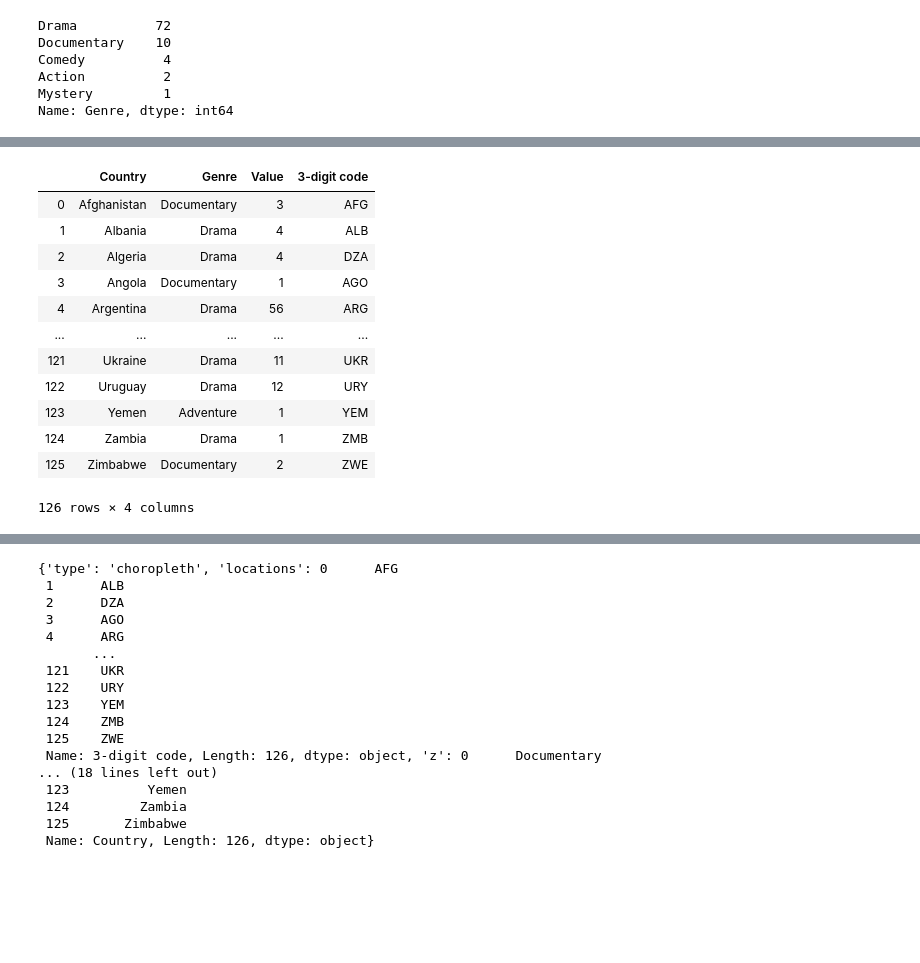
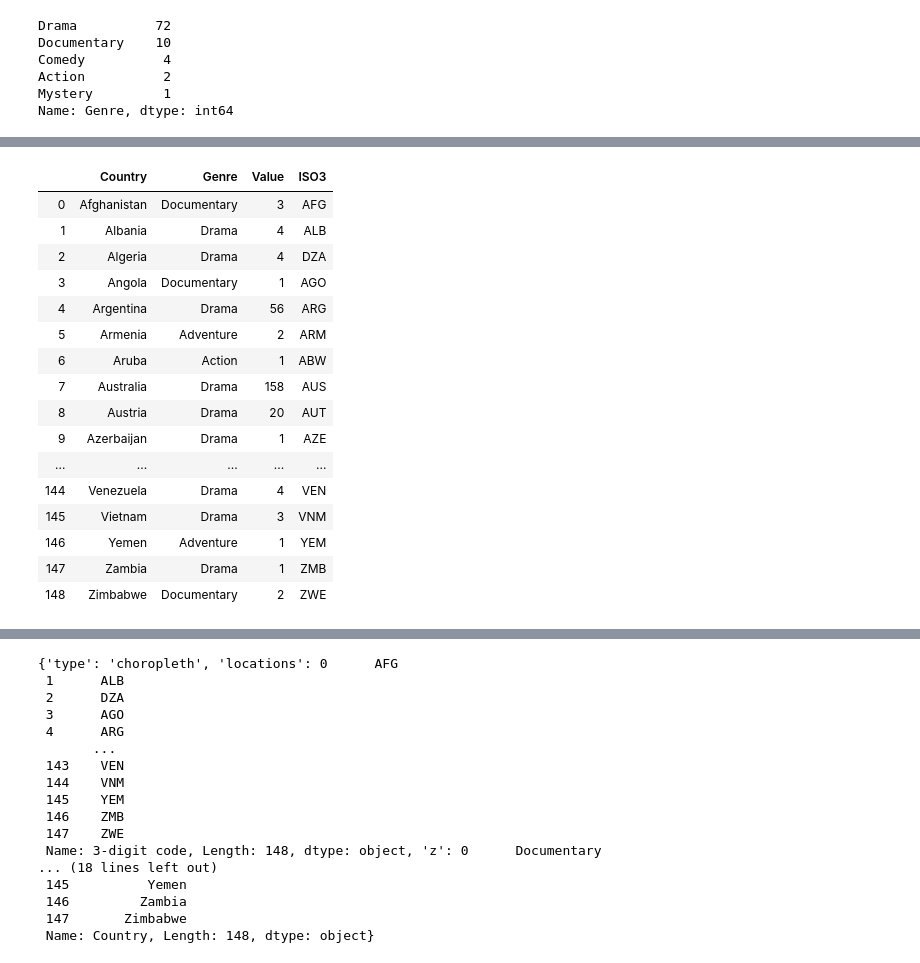
Before and after one commit to SalimAmarti/OTT_movies_Project, a Jupyter notebook: OTT project.ipynb, the cells around one changed output, grey strips where cells are left out. Drawn from its saved outputs; the diff is of its cells as text; code cells hidden in the pictures; blank space fills up the shorter version.

```diff
--- a/OTT project.ipynb
+++ b/OTT project.ipynb
@@ -808,20 +827,24 @@ ISO_country_codes
 # %%
-top_genre_country_final = top_genre_country_final.merge(ISO_country_codes[['Country','3-digit code']],on='Country')
+top_genre_country_final = top_genre_country_final.merge(ISO_country_codes[['Country','ISO3']],on='Country')
 top_genre_country_final
 # %% [output]
-|  | Country | Genre | Value | 3-digit code |
+|  | Country | Genre | Value | ISO3 |
 | 0 | Afghanistan | Documentary | 3 | AFG |
 | 1 | Albania | Drama | 4 | ALB |
 | 2 | Algeria | Drama | 4 | DZA |
 | 3 | Angola | Documentary | 1 | AGO |
 | 4 | Argentina | Drama | 56 | ARG |
+| 5 | Armenia | Adventure | 2 | ARM |
+| 6 | Aruba | Action | 1 | ABW |
+| 7 | Australia | Drama | 158 | AUS |
+| 8 | Austria | Drama | 20 | AUT |
+| 9 | Azerbaijan | Drama | 1 | AZE |
 | ... | ... | ... | ... | ... |
-| 121 | Ukraine | Drama | 11 | UKR |
-| 122 | Uruguay | Drama | 12 | URY |
-| 123 | Yemen | Adventure | 1 | YEM |
-| 124 | Zambia | Drama | 1 | ZMB |
-| 125 | Zimbabwe | Documentary | 2 | ZWE |
+| 144 | Venezuela | Drama | 4 | VEN |
+| 145 | Vietnam | Drama | 3 | VNM |
+| 146 | Yemen | Adventure | 1 | YEM |
+| 147 | Zambia | Drama | 1 | ZMB |
+| 148 | Zimbabwe | Documentary | 2 | ZWE |
-126 rows × 4 columns
 # %%
 import plotly as py
 import plotly.graph_objs as go
@@ -857,14 +880,14 @@ data
  3      AGO
  4      ARG
        ...
- 121    UKR
- 122    URY
- 123    YEM
- 124    ZMB
- 125    ZWE
- Name: 3-digit code, Length: 126, dtype: object, 'z': 0      Documentary
+ 143    VEN
+ 144    VNM
+ 145    YEM
+ 146    ZMB
+ 147    ZWE
+ Name: 3-digit code, Length: 148, dtype: object, 'z': 0      Documentary
 ... (18 lines left out)
- 123          Yemen
- 124         Zambia
- 125       Zimbabwe
- Name: Country, Length: 126, dtype: object}
+ 145          Yemen
+ 146         Zambia
+ 147       Zimbabwe
+ Name: Country, Length: 148, dtype: object}
```
Also changed, not shown: parts of 26 cells of this notebook.
